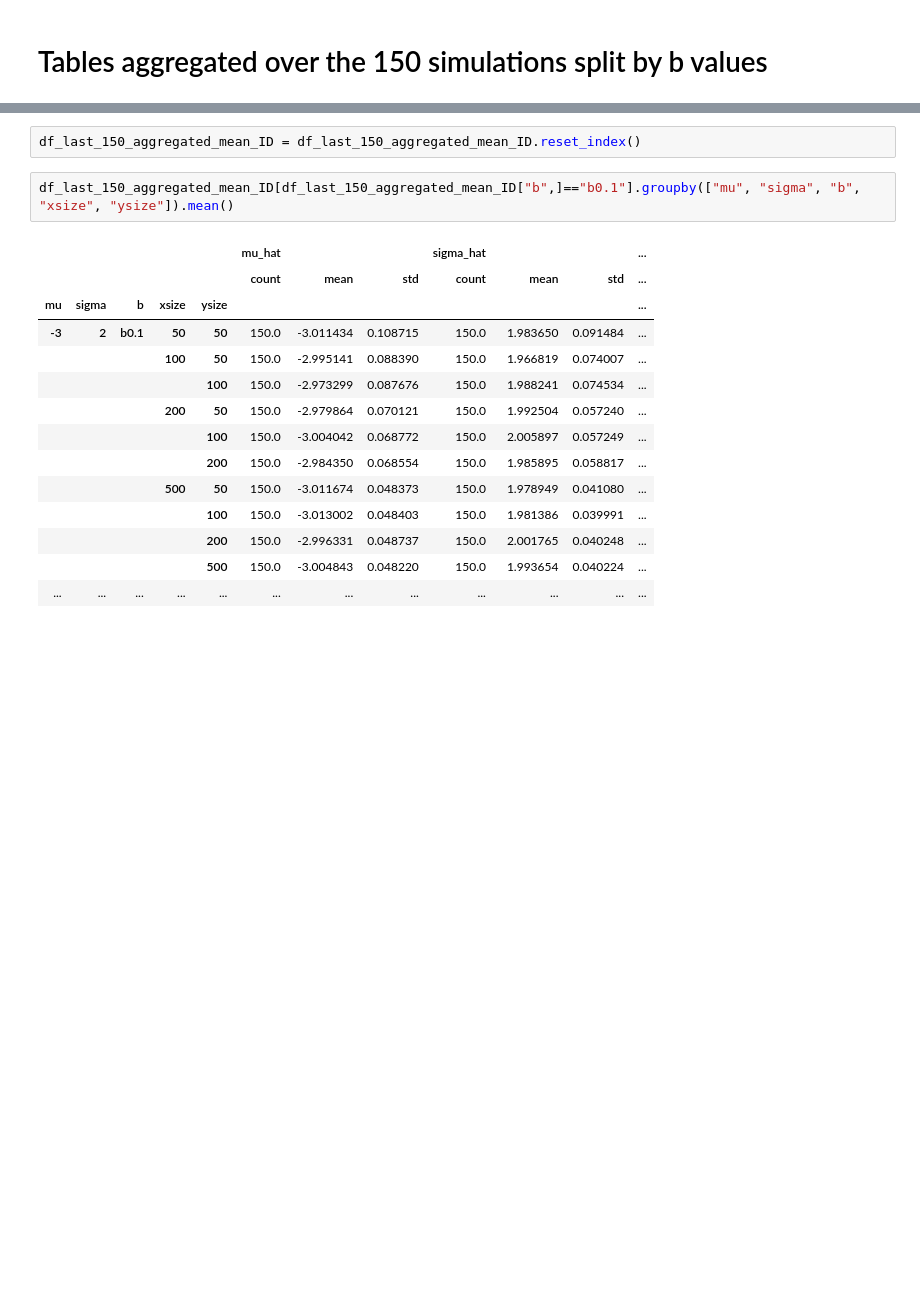
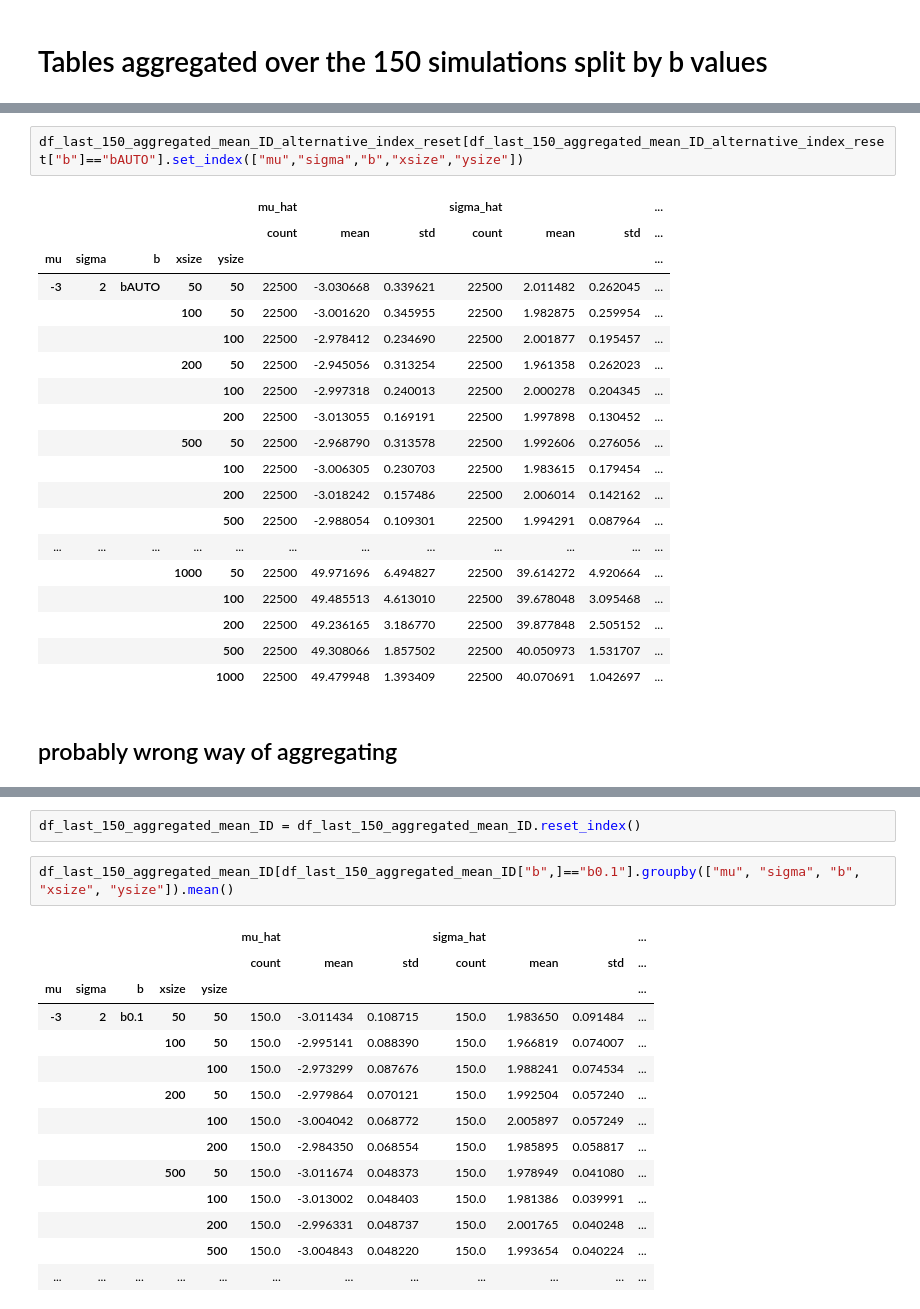
Before and after one commit to GiantDwarf42/master_thesis2, a Jupyter notebook: Gaussian_Data_Analysis.ipynb, the cells around one changed output, grey strips where cells are left out. Saved outputs shown, nothing was run; the diff lists cells and outputs as text; blank space fills up the shorter version.

```diff
--- a/Gaussian_Data_Analysis.ipynb
+++ b/Gaussian_Data_Analysis.ipynb
@@ -95,3 +178,27 @@ df_last_150_aggregated
+# %%
+df_last_150_aggregated_mean_ID_alternative_index_reset[df_last_150_aggregated_mean_ID_alternative_index_reset["b"]=="bAUTO"].set_index(["mu","sigma","b","xsize","ysize"])
+# %% [output]
+|  |  |  |  |  | mu_hat |  |  | sigma_hat |  |  | ... |
+|  |  |  |  |  | count | mean | std | count | mean | std | ... |
+| mu | sigma | b | xsize | ysize |  |  |  |  |  |  | ... |
+| -3 | 2 | bAUTO | 50 | 50 | 22500 | -3.030668 | 0.339621 | 22500 | 2.011482 | 0.262045 | ... |
+|  |  |  | 100 | 50 | 22500 | -3.001620 | 0.345955 | 22500 | 1.982875 | 0.259954 | ... |
+|  |  |  |  | 100 | 22500 | -2.978412 | 0.234690 | 22500 | 2.001877 | 0.195457 | ... |
+|  |  |  | 200 | 50 | 22500 | -2.945056 | 0.313254 | 22500 | 1.961358 | 0.262023 | ... |
+|  |  |  |  | 100 | 22500 | -2.997318 | 0.240013 | 22500 | 2.000278 | 0.204345 | ... |
+|  |  |  |  | 200 | 22500 | -3.013055 | 0.169191 | 22500 | 1.997898 | 0.130452 | ... |
+|  |  |  | 500 | 50 | 22500 | -2.968790 | 0.313578 | 22500 | 1.992606 | 0.276056 | ... |
+|  |  |  |  | 100 | 22500 | -3.006305 | 0.230703 | 22500 | 1.983615 | 0.179454 | ... |
+|  |  |  |  | 200 | 22500 | -3.018242 | 0.157486 | 22500 | 2.006014 | 0.142162 | ... |
+|  |  |  |  | 500 | 22500 | -2.988054 | 0.109301 | 22500 | 1.994291 | 0.087964 | ... |
+| ... | ... | ... | ... | ... | ... | ... | ... | ... | ... | ... | ... |
+|  |  |  | 1000 | 50 | 22500 | 49.971696 | 6.494827 | 22500 | 39.614272 | 4.920664 | ... |
+|  |  |  |  | 100 | 22500 | 49.485513 | 4.613010 | 22500 | 39.678048 | 3.095468 | ... |
+|  |  |  |  | 200 | 22500 | 49.236165 | 3.186770 | 22500 | 39.877848 | 2.505152 | ... |
+|  |  |  |  | 500 | 22500 | 49.308066 | 1.857502 | 22500 | 40.050973 | 1.531707 | ... |
+|  |  |  |  | 1000 | 22500 | 49.479948 | 1.393409 | 22500 | 40.070691 | 1.042697 | ... |
+# %% [markdown]
+## probably wrong way of aggregating
 # %%
 df_last_150_aggregated_mean_ID = df_last_150_aggregated.groupby(["mu", "sigma", "b", "xsize", "ysize"]).mean()
 df_last_150_aggregated_mean_ID
```
Also changed, not shown: parts of 6 cells of this notebook.
